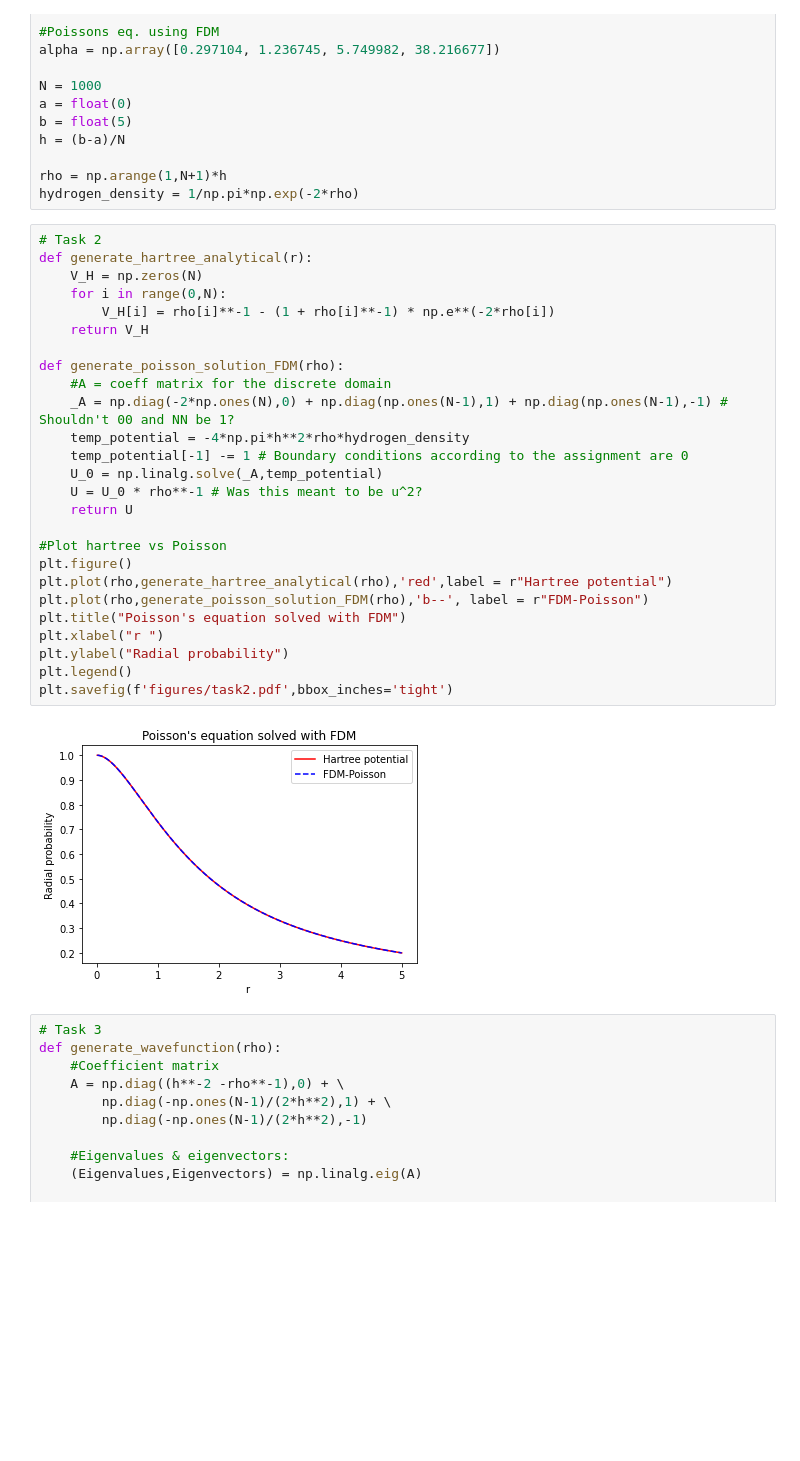
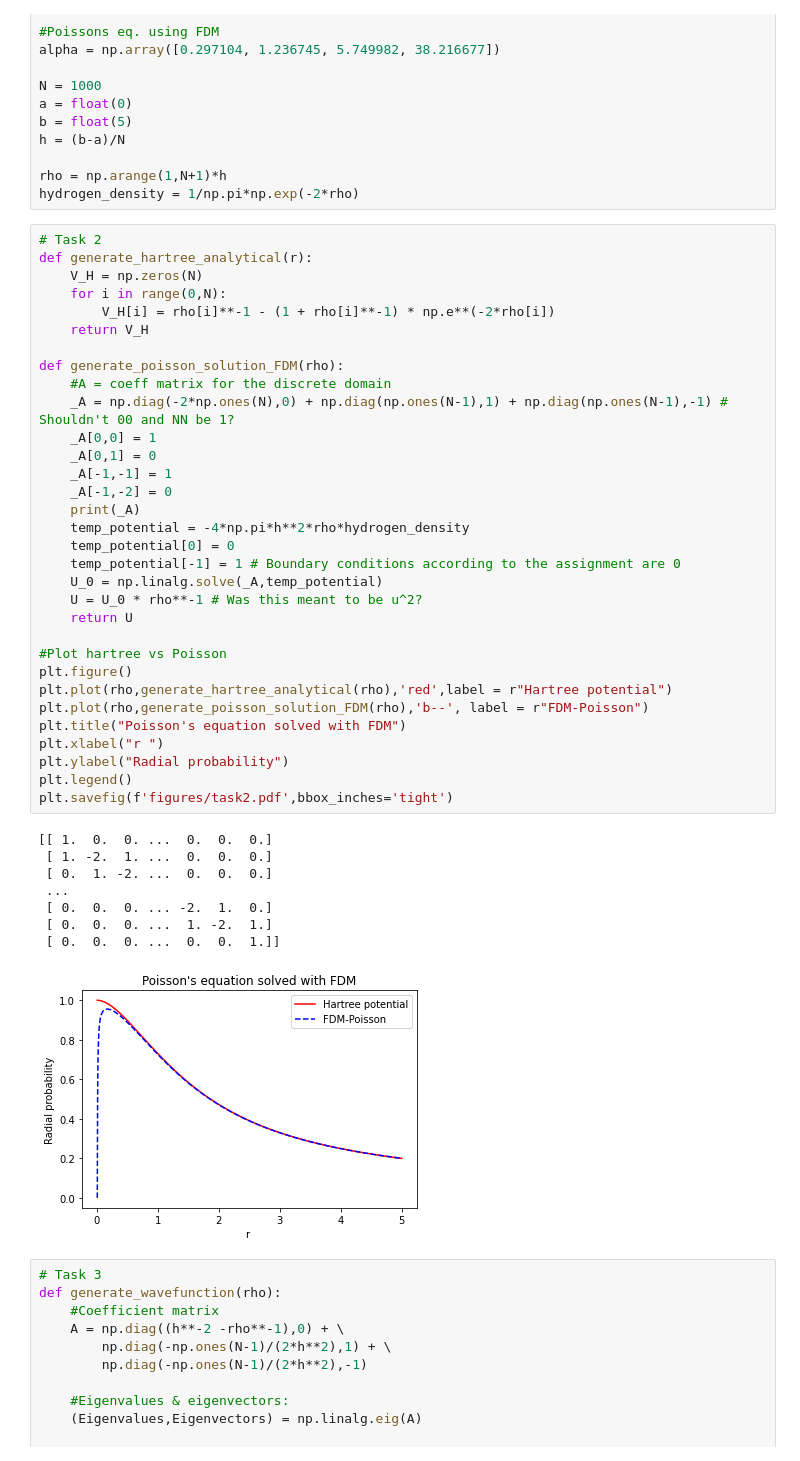
Before and after one commit to JeppJeppsson/CompMol, a Jupyter notebook: Assignment 1/probs2to4.ipynb, the cells around one changed output. Cells and saved outputs as stored; diff of their text form; blank space fills up the shorter version.

```diff
--- a/Assignment 1/probs2to4.ipynb
+++ b/Assignment 1/probs2to4.ipynb
@@ -17,31 +17,44 @@ hydrogen_density = 1/np.pi*np.exp(-2*rho)
 # %%
 # Task 2
 def generate_hartree_analytical(r):
     V_H = np.zeros(N)
     for i in range(0,N):
         V_H[i] = rho[i]**-1 - (1 + rho[i]**-1) * np.e**(-2*rho[i])
     return V_H
 
 def generate_poisson_solution_FDM(rho):
     #A = coeff matrix for the discrete domain
     _A = np.diag(-2*np.ones(N),0) + np.diag(np.ones(N-1),1) + np.diag(np.ones(N-1),-1) # Shouldn't 00 and NN be 1?
+    _A[0,0] = 1
+    _A[0,1] = 0
+    _A[-1,-1] = 1
+    _A[-1,-2] = 0
+    print(_A)
     temp_potential = -4*np.pi*h**2*rho*hydrogen_density
-    temp_potential[-1] -= 1 # Boundary conditions according to the assignment are 0
+    temp_potential[0] = 0
+    temp_potential[-1] = 1 # Boundary conditions according to the assignment are 0
     U_0 = np.linalg.solve(_A,temp_potential)
     U = U_0 * rho**-1 # Was this meant to be u^2?
     return U
 
 #Plot hartree vs Poisson
 plt.figure()
 plt.plot(rho,generate_hartree_analytical(rho),'red',label = r"Hartree potential")
 plt.plot(rho,generate_poisson_solution_FDM(rho),'b--', label = r"FDM-Poisson")
 plt.title("Poisson's equation solved with FDM")
 plt.xlabel("r ")
 plt.ylabel("Radial probability")
 plt.legend()
 plt.savefig(f'figures/task2.pdf',bbox_inches='tight')
 # %% [output]
+[[ 1.  0.  0. ...  0.  0.  0.]
+ [ 1. -2.  1. ...  0.  0.  0.]
+ [ 0.  1. -2. ...  0.  0.  0.]
+ ...
+ [ 0.  0.  0. ... -2.  1.  0.]
+ [ 0.  0.  0. ...  1. -2.  1.]
+ [ 0.  0.  0. ...  0.  0.  1.]]
-[figure, old version]
+[figure, new version]
 # %%
 # Task 3
 def generate_wavefunction(rho):
```
Also changed, not shown: 10 other files.
